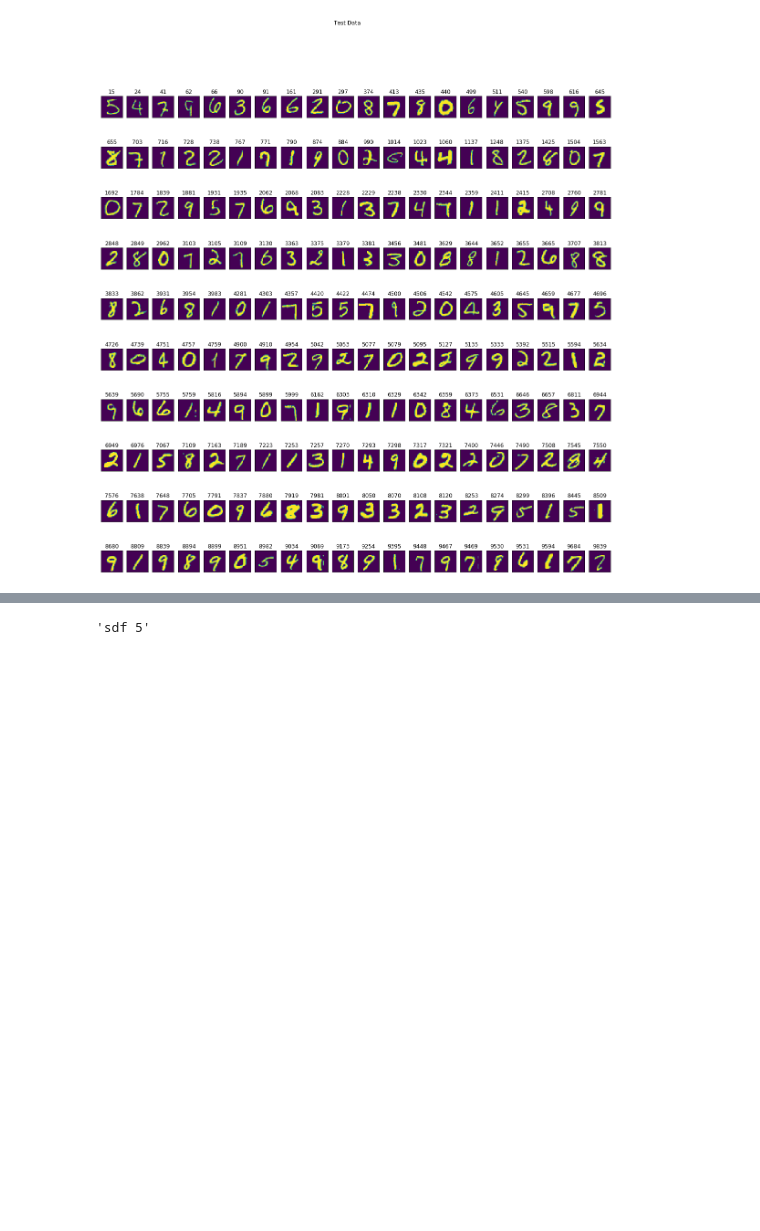
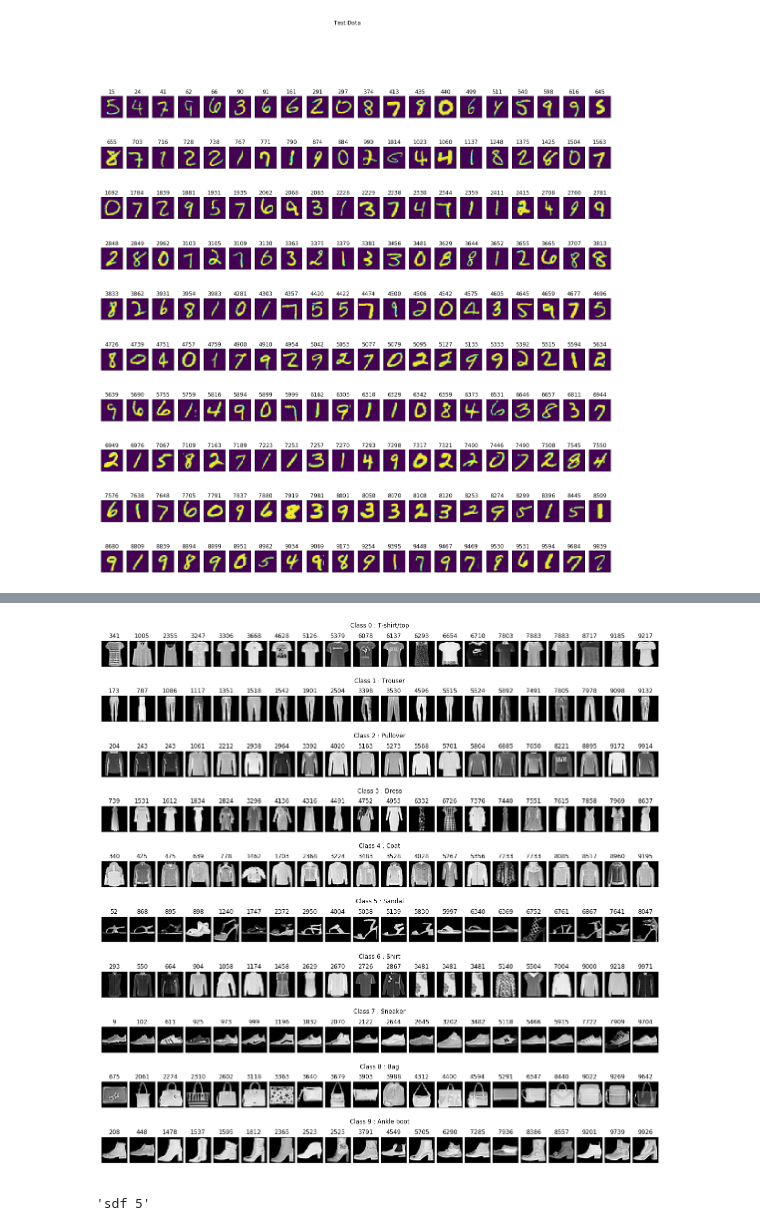
Before and after one commit to p16i/thesis-designing-recurrent-neural-networks-for-explainability, a Jupyter notebook: notebooks/plot-minist.ipynb, the cells around one changed output, grey strips where cells are left out. Saved outputs shown, nothing was run; the diff lists cells and outputs as text; code cells hidden in the pictures; blank space fills up the shorter version.

```diff
--- a/notebooks/plot-minist.ipynb
+++ b/notebooks/plot-minist.ipynb
@@ -50,0 +50,2 @@ def plot_and_save(plot_func, ):
+# %%
+fashionMNIST = data_provider.FashionMNISTData(dir_path='../data/fashion-mnist')
@@ -50,0 +60,2 @@ def plot_and_save(plot_func, ):
+# %%
+labels = np.sum(fashionMNIST.test2d.y * np.array(range(0,10)), axis=1)
@@ -50,0 +65,53 @@ def plot_and_save(plot_func, ):
+# %%
+
+# def plot_fashionmnist(data, indices, title=""):
+#     plt.figure(figsize=(20,2))
+#     plt.suptitle(title)
+#     count = 1
+#     for i in sorted(indices):
+#         plt.subplot(1,20, count)
+#         plt.imshow(data[i,:].reshape(28,28), cmap="gray")
+#         plt.xticks([])
+#         plt.yticks([])
+#         plt.title(i)
+#         count = count + 1
+#     plt.show()
+
+def plot_fashionmnist():
+    fig = plt.figure(figsize=(20,2*10))
+
+    outer = gridspec.GridSpec(10, 1)
+
+    for i in range(0,10):
+        total =  20
+        no_rows = 1
+        inner = gridspec.GridSpecFromSubplotSpec(no_rows, total,
+                        subplot_spec=outer[i], wspace=0.1, hspace=0.01)
+
+        selected = np.array(range(fashionMNIST.test2d.x.shape[0]))[labels==i]
+        sorted_indices = sorted(selected[np.random.choice(selected.shape[0], total*no_rows)])
+
+        for j, idx in zip(range(total*no_rows), sorted_indices):
+            ax = plt.Subplot(fig, inner[j])
+            ax.imshow(fashionMNIST.test2d.x[idx,:].reshape(28,28), cmap="gray")
+            ax.set_xticks([])
+            ax.set_yticks([])
+            ax.set_title(idx)
+
+
+            fig.add_subplot(ax)
+
+        ax_outer = plt.Subplot(fig, outer[i])
+
+        title = 'Class %d : %s' % (i, fashionMNIST.get_text_label(i))
+
+        ax_outer.set_title(title)
+
+        ax_outer._frameon = False
+        ax_outer.xaxis.set_visible(False)
+        ax_outer.yaxis.set_visible(False)
+        fig.add_subplot(ax_outer)
+    plt.show()
+plot_fashionmnist()
+# %% [output]
+[figure, added]
```
Also changed, not shown: parts of 7 cells of this notebook.
